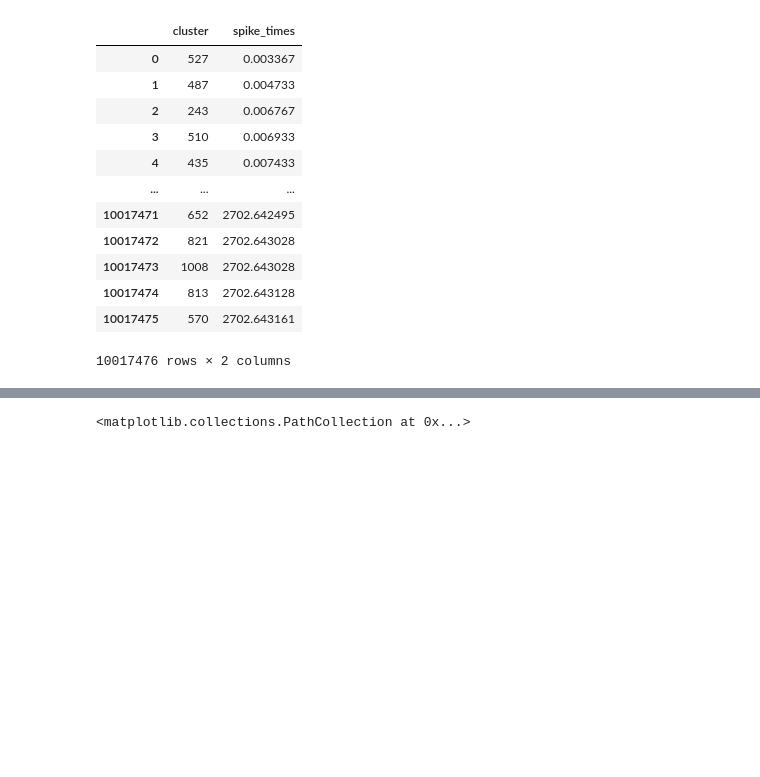
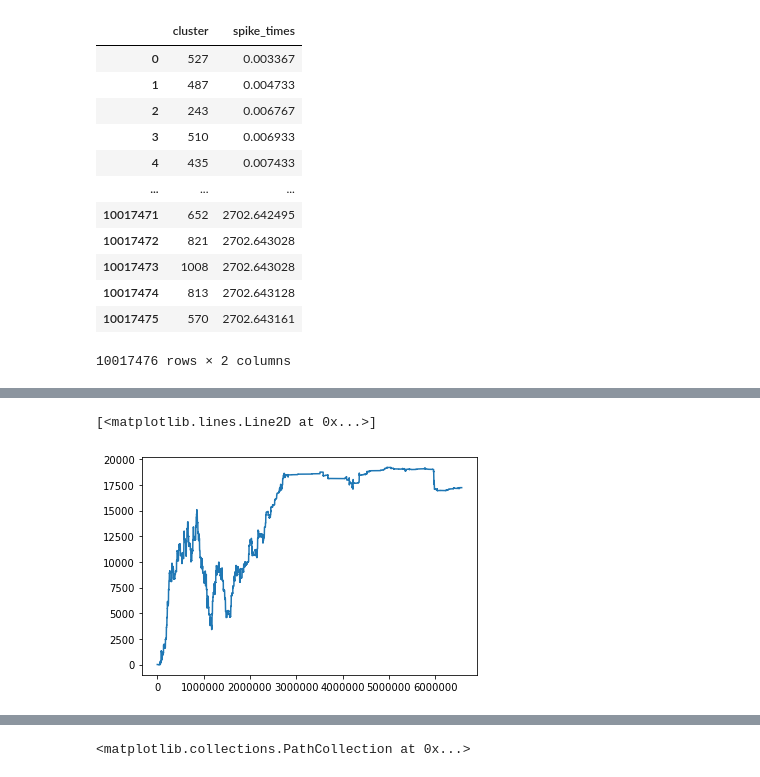
Before and after one commit to KceniaB/NMA_project, a Jupyter notebook: kce_project.ipynb, the cells around one changed output, grey strips where cells are left out. Cells and saved outputs as stored; diff of their text form; code cells hidden in the pictures; blank space fills up the shorter version.

```diff
--- a/kce_project.ipynb
+++ b/kce_project.ipynb
@@ -174,0 +429,3 @@ trial_df
+# %%
+wheel_position = session['wheel_position']
+wheel_position
@@ -174,0 +440,5 @@ trial_df
+# %%
+plt.plot(wheel_position)
+# %% [output]
+[<matplotlib.lines.Line2D at 0x...>]
+[figure, added]
```
Also changed, not shown: parts of 27 cells of this notebook.
